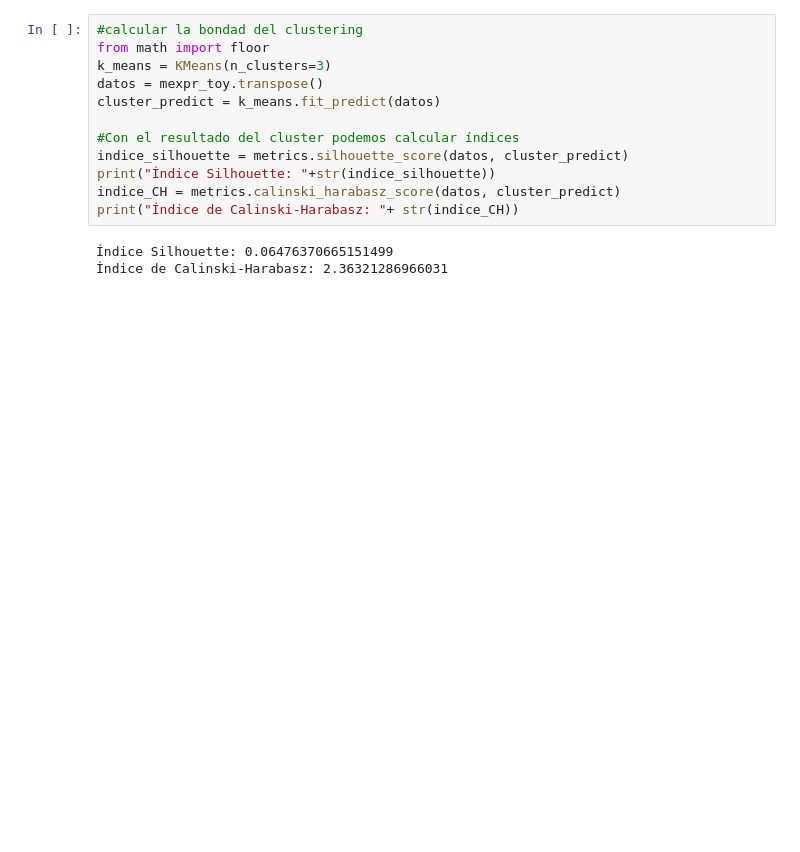
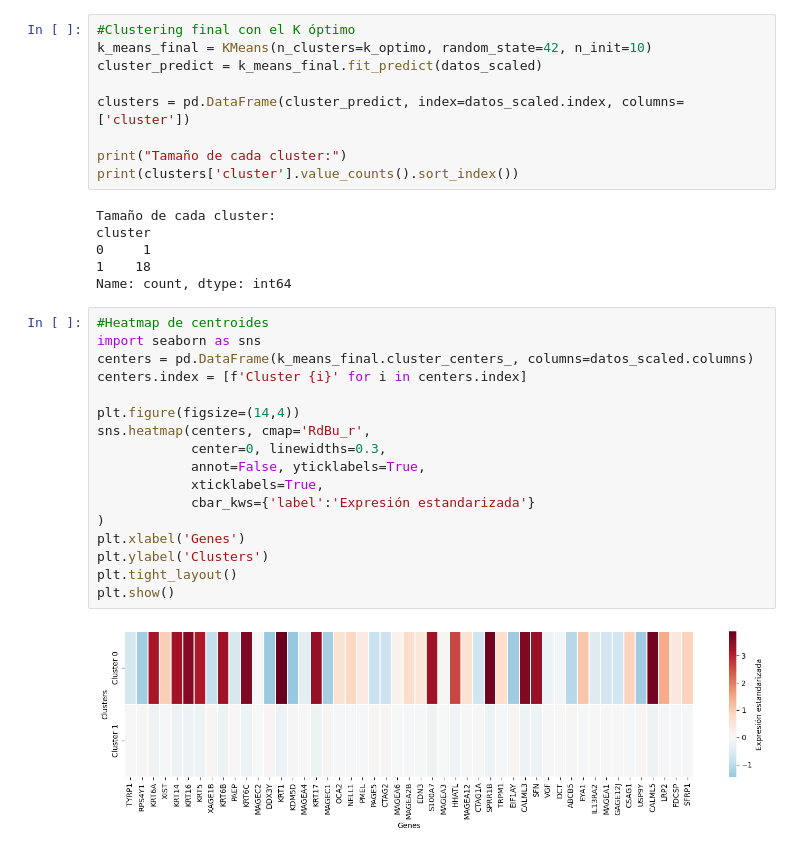
Before and after one commit to EnriGF/Proyecto_ML, a Jupyter notebook: k_medias.ipynb, the cells around one changed output. Drawn from its saved outputs; the diff is of its cells as text; blank space fills up the shorter version.

```diff
--- a/k_medias.ipynb
+++ b/k_medias.ipynb
@@ -71,15 +91,34 @@ sns.heatmap(centers)
 # %%
-#calcular la bondad del clustering
-from math import floor
-k_means = KMeans(n_clusters=3)
-datos = mexpr_toy.transpose()
-cluster_predict = k_means.fit_predict(datos)
+#Clustering final con el K óptimo
+k_means_final = KMeans(n_clusters=k_optimo, random_state=42, n_init=10)
+cluster_predict = k_means_final.fit_predict(datos_scaled)
 
-#Con el resultado del cluster podemos calcular índices
-indice_silhouette = metrics.silhouette_score(datos, cluster_predict)
-print("Índice Silhouette: "+str(indice_silhouette))
-indice_CH = metrics.calinski_harabasz_score(datos, cluster_predict)
-print("Índice de Calinski-Harabasz: "+ str(indice_CH))
+clusters = pd.DataFrame(cluster_predict, index=datos_scaled.index, columns=['cluster'])
+
+print("Tamaño de cada cluster:")
+print(clusters['cluster'].value_counts().sort_index())
 # %% [output]
-Índice Silhouette: 0.06476370665151499
-Índice de Calinski-Harabasz: 2.36321286966031
+Tamaño de cada cluster:
+cluster
+0     1
+1    18
+Name: count, dtype: int64
+# %%
+#Heatmap de centroides
+import seaborn as sns
+centers = pd.DataFrame(k_means_final.cluster_centers_, columns=datos_scaled.columns)
+centers.index = [f'Cluster {i}' for i in centers.index]
+
+plt.figure(figsize=(14,4))
+sns.heatmap(centers, cmap='RdBu_r',
+            center=0, linewidths=0.3,
+            annot=False, yticklabels=True,
+            xticklabels=True,
+            cbar_kws={'label':'Expresión estandarizada'}
+)
+plt.xlabel('Genes')
+plt.ylabel('Clusters')
+plt.tight_layout()
+plt.show()
+# %% [output]
+[figure, added]
```
Also changed, not shown: parts of 7 cells of this notebook.
